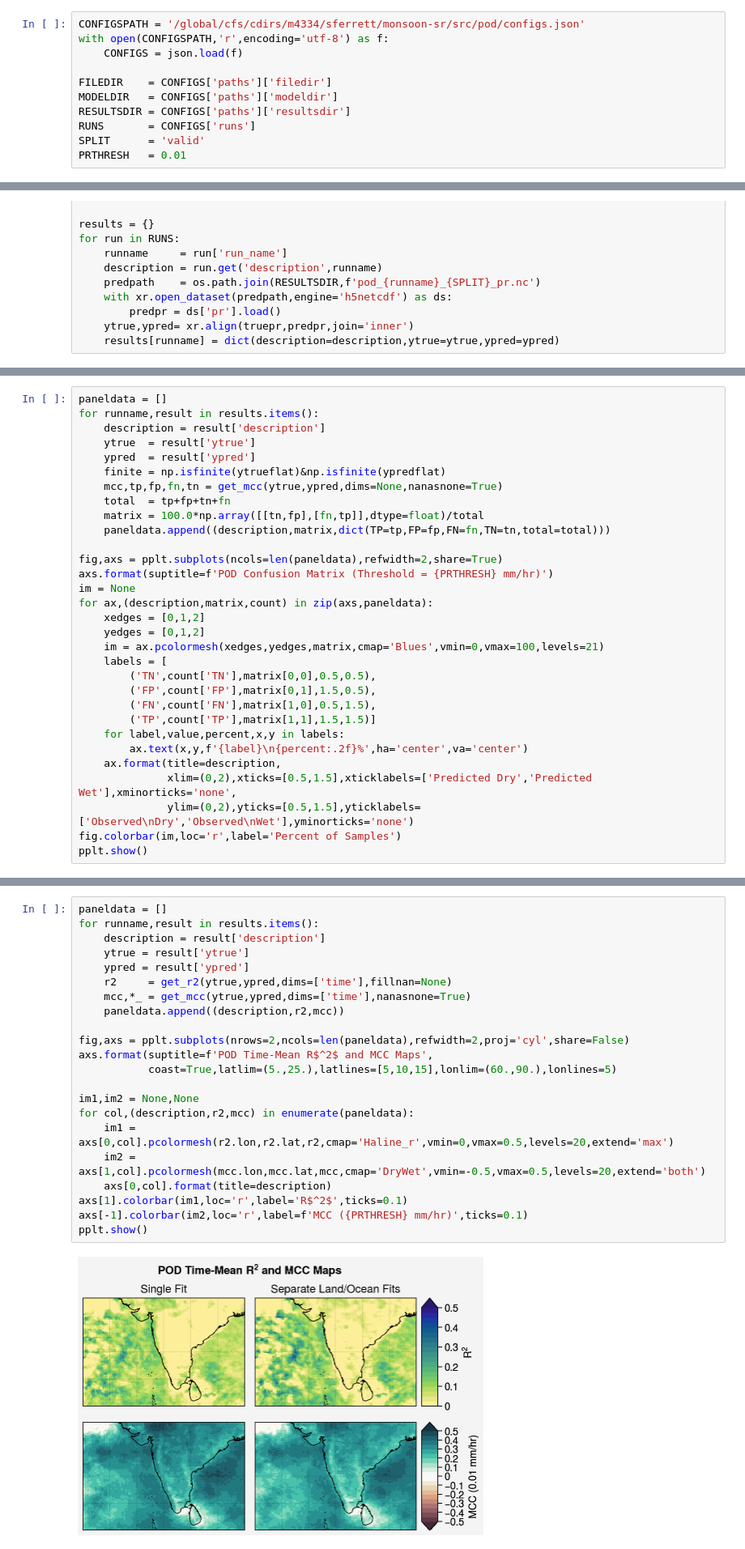
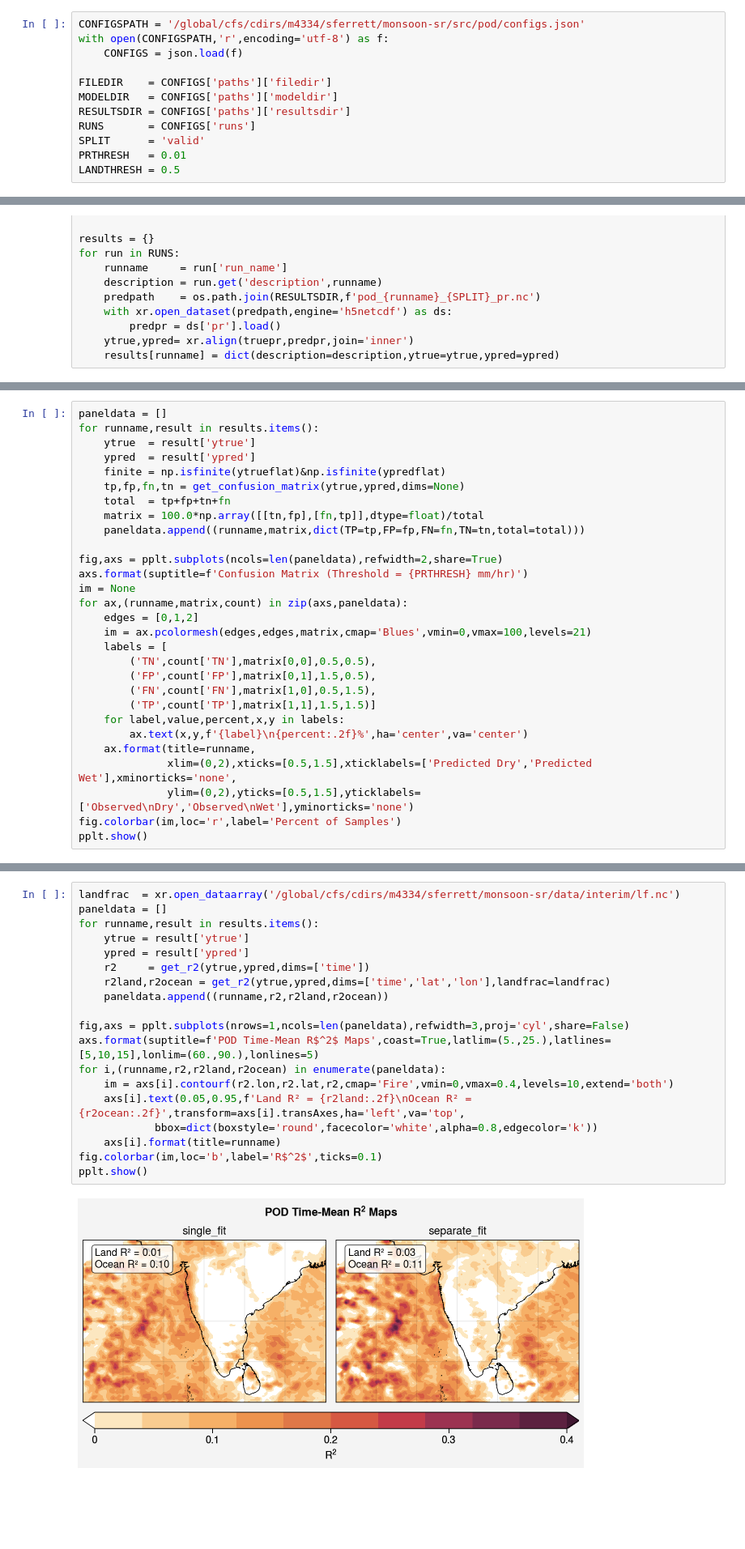
Before and after one commit to savannahferretti/monsoon-sr, a Jupyter notebook: notebooks/pod.ipynb, the cells around one changed output, grey strips where cells are left out. Shown: that part at 81% size. Saved outputs shown, nothing was run; the diff lists cells and outputs as text; blank space fills up the shorter version.

Commit message:
LEAP poster figures

```diff
--- a/notebooks/pod.ipynb
+++ b/notebooks/pod.ipynb
@@ -19,5 +19,6 @@ RESULTSDIR = CONFIGS['paths']['resultsdir']
 RUNS       = CONFIGS['runs']
 SPLIT      = 'valid'
 PRTHRESH   = 0.01
+LANDTHRESH = 0.5
 # %%
 fig,axs = pplt.subplots(nrows=1,ncols=2,refwidth=3,refheight=2,share=True)
@@ -144,22 +142,20 @@ pplt.show()
 # %%
 paneldata = []
 for runname,result in results.items():
-    description = result['description']
     ytrue  = result['ytrue']
     ypred  = result['ypred']
     finite = np.isfinite(ytrueflat)&np.isfinite(ypredflat)
-    mcc,tp,fp,fn,tn = get_mcc(ytrue,ypred,dims=None,nanasnone=True)
+    tp,fp,fn,tn = get_confusion_matrix(ytrue,ypred,dims=None)
     total  = tp+fp+tn+fn
     matrix = 100.0*np.array([[tn,fp],[fn,tp]],dtype=float)/total
-    paneldata.append((description,matrix,dict(TP=tp,FP=fp,FN=fn,TN=tn,total=total)))
+    paneldata.append((runname,matrix,dict(TP=tp,FP=fp,FN=fn,TN=tn,total=total)))
 
 fig,axs = pplt.subplots(ncols=len(paneldata),refwidth=2,share=True)
-axs.format(suptitle=f'POD Confusion Matrix (Threshold = {PRTHRESH} mm/hr)')
+axs.format(suptitle=f'Confusion Matrix (Threshold = {PRTHRESH} mm/hr)')
 im = None
-for ax,(description,matrix,count) in zip(axs,paneldata):
-    xedges = [0,1,2]
-    yedges = [0,1,2]
-    im = ax.pcolormesh(xedges,yedges,matrix,cmap='Blues',vmin=0,vmax=100,levels=21)
+for ax,(runname,matrix,count) in zip(axs,paneldata):
+    edges = [0,1,2]
+    im = ax.pcolormesh(edges,edges,matrix,cmap='Blues',vmin=0,vmax=100,levels=21)
     labels = [
         ('TN',count['TN'],matrix[0,0],0.5,0.5),
         ('FP',count['FP'],matrix[0,1],1.5,0.5),
@@ -167,7 +163,7 @@ for ax,(description,matrix,count) in zip(axs,paneldata):
         ('TP',count['TP'],matrix[1,1],1.5,1.5)]
     for label,value,percent,x,y in labels:
         ax.text(x,y,f'{label}\n{percent:.2f}%',ha='center',va='center')
-    ax.format(title=description,
+    ax.format(title=runname,
               xlim=(0,2),xticks=[0.5,1.5],xticklabels=['Predicted Dry','Predicted Wet'],xminorticks='none',
               ylim=(0,2),yticks=[0.5,1.5],yticklabels=['Observed\nDry','Observed\nWet'],yminorticks='none')
 fig.colorbar(im,loc='r',label='Percent of Samples')
@@ -177,24 +173,21 @@ pplt.show()
 # %%
+landfrac  = xr.open_dataarray('/global/cfs/cdirs/m4334/sferrett/monsoon-sr/data/interim/lf.nc')
 paneldata = []
 for runname,result in results.items():
-    description = result['description']
     ytrue = result['ytrue']
     ypred = result['ypred']
-    r2     = get_r2(ytrue,ypred,dims=['time'],fillnan=None)
-    mcc,*_ = get_mcc(ytrue,ypred,dims=['time'],nanasnone=True)
-    paneldata.append((description,r2,mcc))
+    r2     = get_r2(ytrue,ypred,dims=['time'])
+    r2land,r2ocean = get_r2(ytrue,ypred,dims=['time','lat','lon'],landfrac=landfrac)
+    paneldata.append((runname,r2,r2land,r2ocean))
 
-fig,axs = pplt.subplots(nrows=2,ncols=len(paneldata),refwidth=2,proj='cyl',share=False)
-axs.format(suptitle=f'POD Time-Mean R$^2$ and MCC Maps',
-           coast=True,latlim=(5.,25.),latlines=[5,10,15],lonlim=(60.,90.),lonlines=5)
-
-im1,im2 = None,None
-for col,(description,r2,mcc) in enumerate(paneldata):
-    im1 = axs[0,col].pcolormesh(r2.lon,r2.lat,r2,cmap='Haline_r',vmin=0,vmax=0.5,levels=20,extend='max')
-    im2 = axs[1,col].pcolormesh(mcc.lon,mcc.lat,mcc,cmap='DryWet',vmin=-0.5,vmax=0.5,levels=20,extend='both')
-    axs[0,col].format(title=description)
-axs[1].colorbar(im1,loc='r',label='R$^2$',ticks=0.1)
-axs[-1].colorbar(im2,loc='r',label=f'MCC ({PRTHRESH} mm/hr)',ticks=0.1)
+fig,axs = pplt.subplots(nrows=1,ncols=len(paneldata),refwidth=3,proj='cyl',share=False)
+axs.format(suptitle=f'POD Time-Mean R$^2$ Maps',coast=True,latlim=(5.,25.),latlines=[5,10,15],lonlim=(60.,90.),lonlines=5)
+for i,(runname,r2,r2land,r2ocean) in enumerate(paneldata):
+    im = axs[i].contourf(r2.lon,r2.lat,r2,cmap='Fire',vmin=0,vmax=0.4,levels=10,extend='both')
+    axs[i].text(0.05,0.95,f'Land R² = {r2land:.2f}\nOcean R² = {r2ocean:.2f}',transform=axs[i].transAxes,ha='left',va='top',
+            bbox=dict(boxstyle='round',facecolor='white',alpha=0.8,edgecolor='k'))
+    axs[i].format(title=runname)
+fig.colorbar(im,loc='b',label='R$^2$',ticks=0.1)
 pplt.show()
 # %% [output]
-[figure, old version]
+[figure, new version]
```
Also changed, not shown: parts of 4 cells of this notebook, 9 other files.
